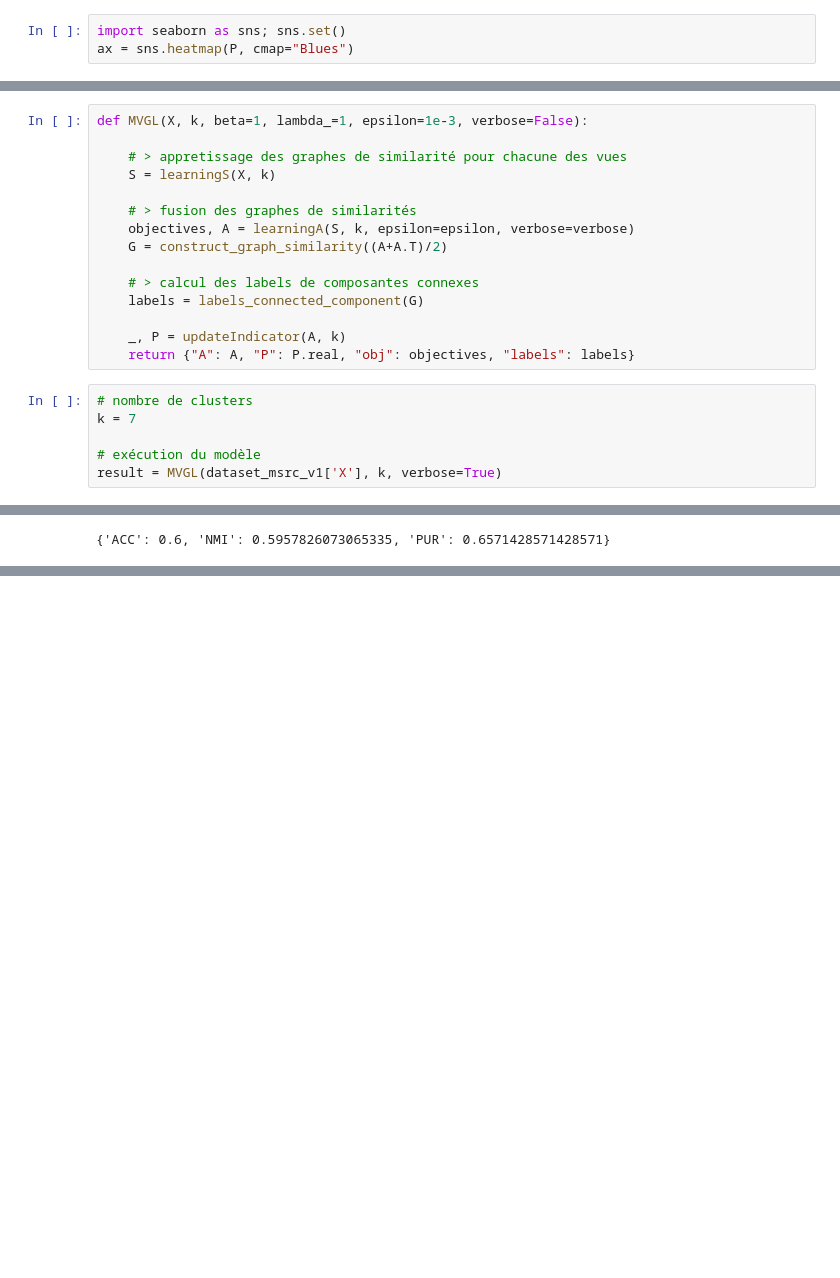
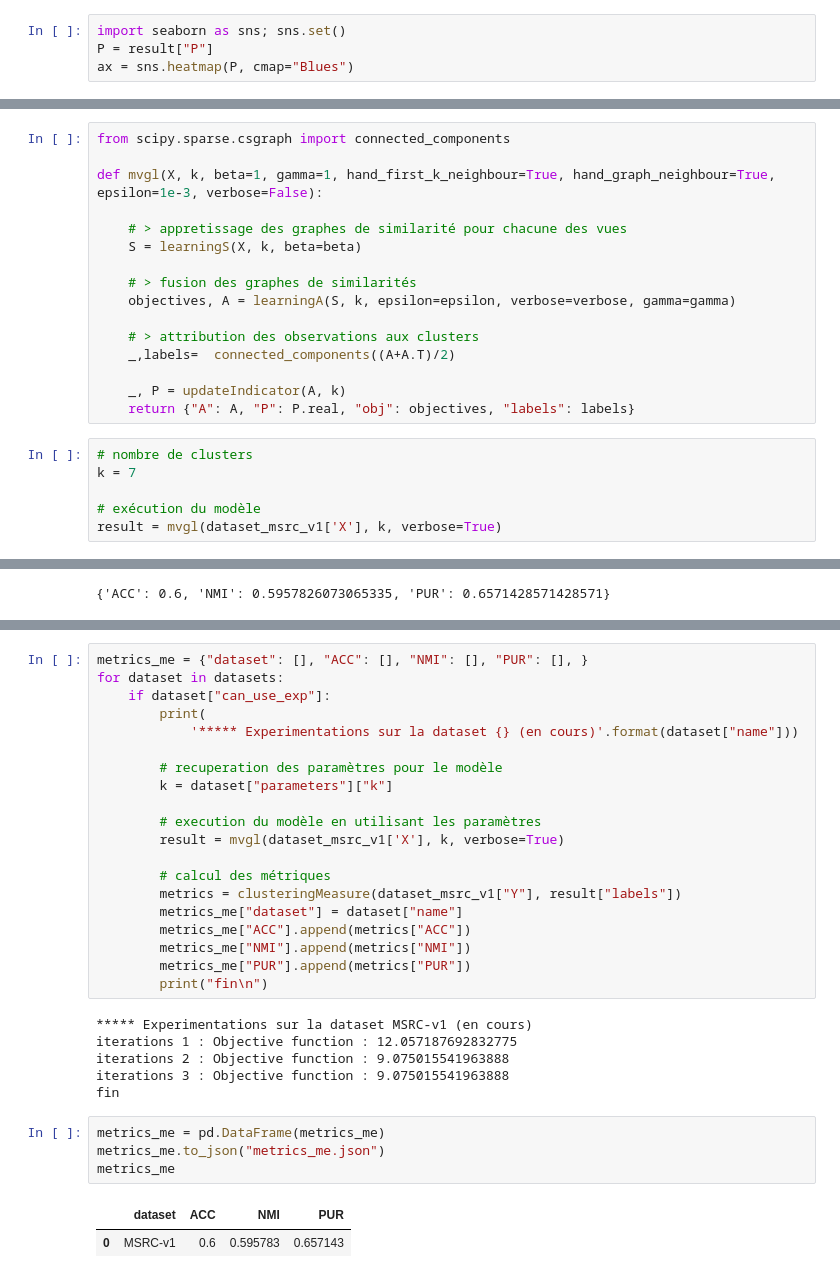
Before and after one commit to MbeHenri/clustering_multivues, a Jupyter notebook: MVGL/MVGL.ipynb, the cells around one changed output, grey strips where cells are left out. Drawn from its saved outputs; the diff is of its cells as text; blank space fills up the shorter version.

```diff
--- a/MVGL/MVGL.ipynb
+++ b/MVGL/MVGL.ipynb
@@ -196,6 +229,7 @@ plt.plot(obj)
 [figure]
 # %%
 import seaborn as sns; sns.set()
+P = result["P"]
 ax = sns.heatmap(P, cmap="Blues")
 # %% [output]
 [figure]
@@ -491,17 +561,18 @@ def learningA(S, k, max_iters=30, epsilon=1e-3, verbose=True):
 
     return objectives, A
 # %%
-def MVGL(X, k, beta=1, lambda_=1, epsilon=1e-3, verbose=False):
+from scipy.sparse.csgraph import connected_components
+
+def mvgl(X, k, beta=1, gamma=1, hand_first_k_neighbour=True, hand_graph_neighbour=True, epsilon=1e-3, verbose=False):
 
     # > appretissage des graphes de similarité pour chacune des vues
-    S = learningS(X, k)
+    S = learningS(X, k, beta=beta)
 
     # > fusion des graphes de similarités
-    objectives, A = learningA(S, k, epsilon=epsilon, verbose=verbose)
-    G = construct_graph_similarity((A+A.T)/2)
+    objectives, A = learningA(S, k, epsilon=epsilon, verbose=verbose, gamma=gamma)
 
-    # > calcul des labels de composantes connexes
-    labels = labels_connected_component(G)
+    # > attribution des observations aux clusters
+    _,labels=  connected_components((A+A.T)/2)
 
     _, P = updateIndicator(A, k)
     return {"A": A, "P": P.real, "obj": objectives, "labels": labels}
@@ -510,7 +581,7 @@ def MVGL(X, k, beta=1, lambda_=1, epsilon=1e-3, verbose=False):
 k = 7
 
 # exécution du modèle
-result = MVGL(dataset_msrc_v1['X'], k, verbose=True)
+result = mvgl(dataset_msrc_v1['X'], k, verbose=True)
 # %% [output]
 iterations 1 : Objective function : 12.057187692832775
 iterations 2 : Objective function : 9.075015541963888
@@ -533,0 +607,33 @@ clusteringMeasure(dataset_msrc_v1["Y"], result["labels"])
+# %%
+metrics_me = {"dataset": [], "ACC": [], "NMI": [], "PUR": [], }
+for dataset in datasets:
+    if dataset["can_use_exp"]:
+        print(
+            '***** Experimentations sur la dataset {} (en cours)'.format(dataset["name"]))
+
+        # recuperation des paramètres pour le modèle
+        k = dataset["parameters"]["k"]
+
+        # execution du modèle en utilisant les paramètres
+        result = mvgl(dataset_msrc_v1['X'], k, verbose=True)
+
+        # calcul des métriques
+        metrics = clusteringMeasure(dataset_msrc_v1["Y"], result["labels"])
+        metrics_me["dataset"] = dataset["name"]
+        metrics_me["ACC"].append(metrics["ACC"])
+        metrics_me["NMI"].append(metrics["NMI"])
+        metrics_me["PUR"].append(metrics["PUR"])
+        print("fin\n")
+# %% [output]
+***** Experimentations sur la dataset MSRC-v1 (en cours)
+iterations 1 : Objective function : 12.057187692832775
+iterations 2 : Objective function : 9.075015541963888
+iterations 3 : Objective function : 9.075015541963888
+fin
+# %%
+metrics_me = pd.DataFrame(metrics_me)
+metrics_me.to_json("metrics_me.json")
+metrics_me
+# %% [output]
+|  | dataset | ACC | NMI | PUR |
+| 0 | MSRC-v1 | 0.6 | 0.595783 | 0.657143 |
```
Also changed, not shown: parts of 24 cells of this notebook, 3 other files.
